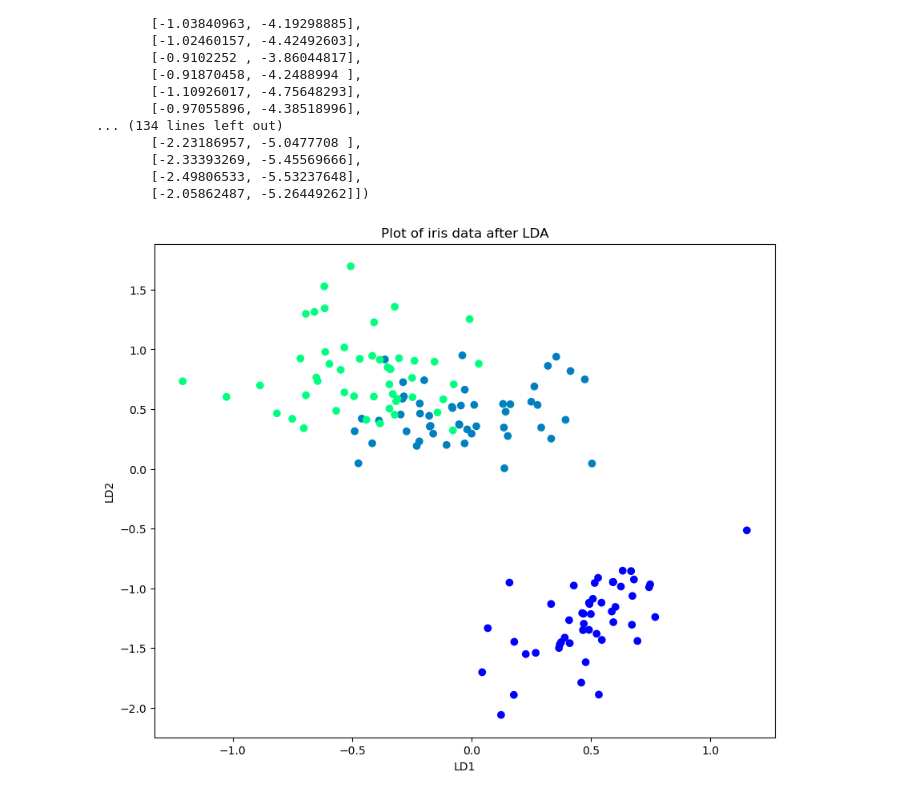
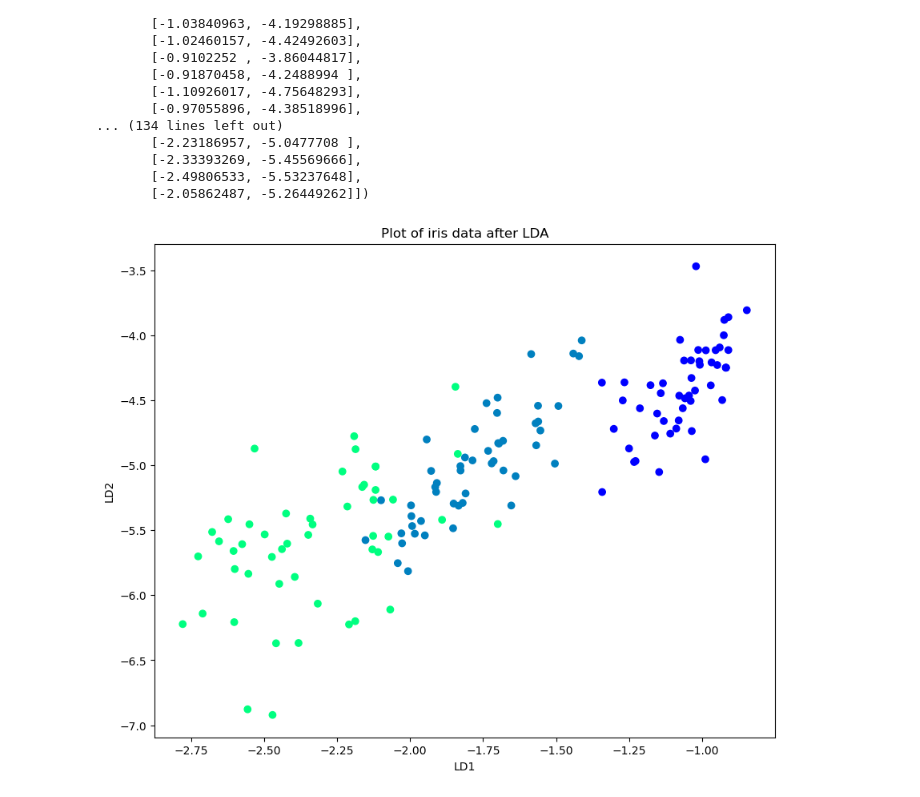
Before and after one commit to SriramaBhat/ML_Lab, a Jupyter notebook: PCA and LDA.ipynb, the cells around one changed output. Drawn from its saved outputs; the diff is of its cells as text; code cells hidden in the pictures.

```diff
--- a/PCA and LDA.ipynb
+++ b/PCA and LDA.ipynb
@@ -346,13 +346,13 @@ array([[-1.05905143, -4.48484763],
        [-2.49806533, -5.53237648],
        [-2.05862487, -5.26449262]])
 # %%
-transformed_df = pd.DataFrame(data=transformed_iris, columns=["LD1", "LD2"])
+transformed_df = pd.DataFrame(data=transformed_data, columns=["LD1", "LD2"])
 transformed_df = pd.concat([transformed_df, iris_data["Species"]], axis=1)
 fig, ax = plt.subplots(figsize=(10, 8))
 ax.scatter(x="LD1", y="LD2", data=transformed_df, c=transformed_df["Species"], cmap="winter")
 plt.title("Plot of iris data after LDA")
 plt.xlabel("LD1")
 plt.ylabel("LD2")
 plt.show()
 # %% [output]
-[figure, old version]
+[figure, new version]
```
